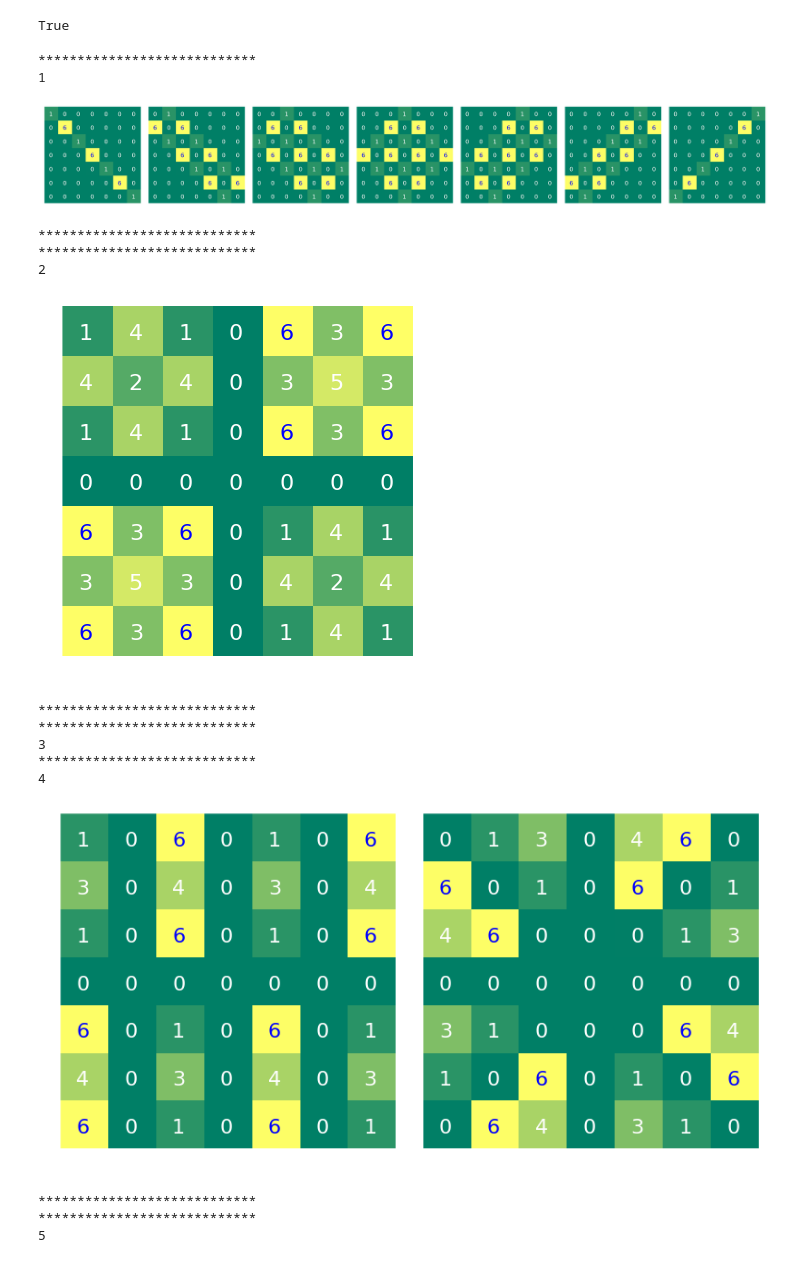
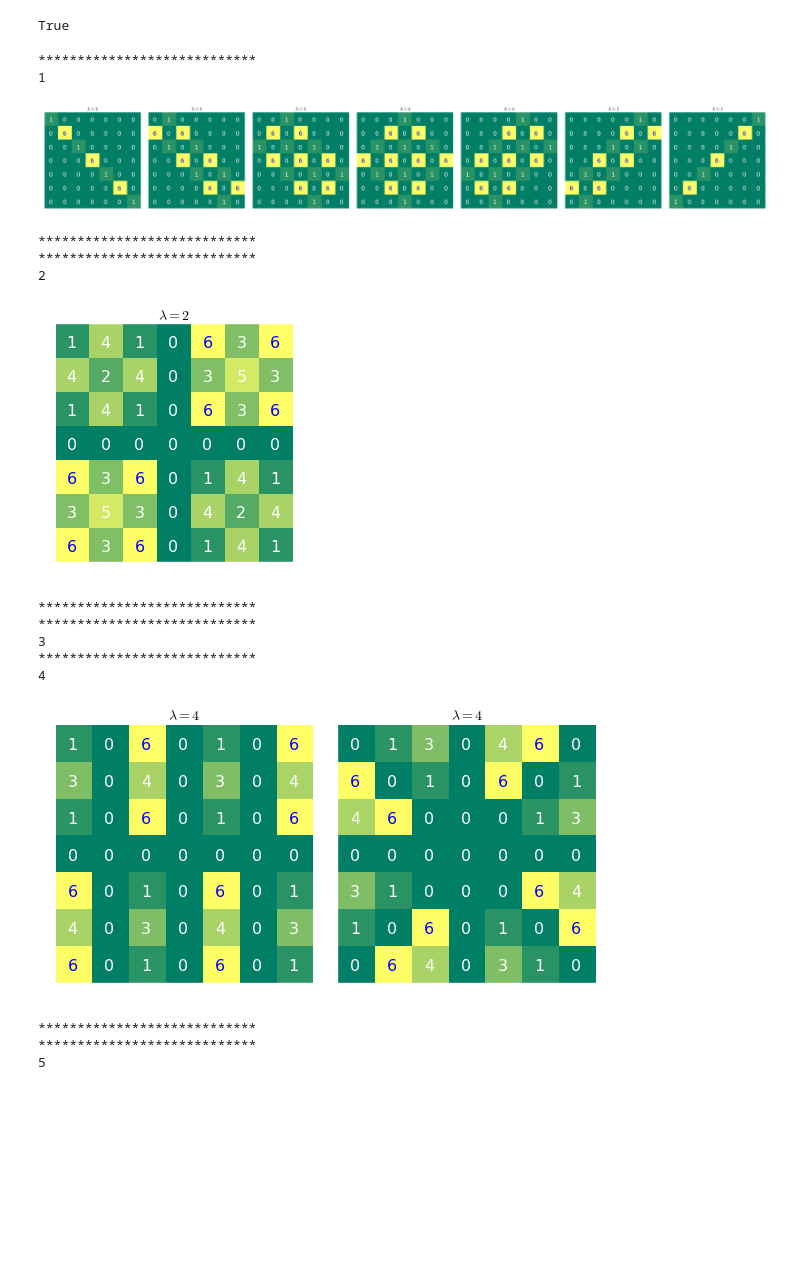
Before and after one commit to asross/am205-fproj, a Jupyter notebook: eig777.ipynb, the cells around one changed output. Drawn from its saved outputs; the diff is of its cells as text; code cells hidden in the pictures; blank space fills up the shorter version.

```diff
--- a/eig777.ipynb
+++ b/eig777.ipynb
@@ -57,35 +57,36 @@ True
 # %%
 for eigval in range(1, 7):
     Aeig_v = A - eigval*np.identity(49, dtype=np.int8)
     Abasis_v = Aeig_v.solve(np.zeros(49), singular_mode="basis")
     print('****************************')
     print(eigval)
     if len(Abasis_v.shape) == 1:
         continue
     with figure_grid(1,  Abasis_v.shape[0], rowwidth=Abasis_v.shape[0]*4, rowheight=4) as grid:
         for i in range(Abasis_v.shape[0]):
             ax = grid.next_subplot()
             eig = Abasis_v[i, :].reshape((7,7))
             ax.imshow(eig, interpolation='none', cmap='summer')
             ax.set_axis_off()
+            ax.set_title(r'$\lambda = {}$'.format(eigval), fontsize=14)
             for i in range(len(eig)):
                 for j in range(len(eig[0])):
                   plt.gca().text(i-0.175, j+0.175, int(eig[j][i]), fontsize=16, color=('w' if eig[j][i] != 6 else 'b'))
     print('****************************')
 # %% [output]
 ****************************
 1
-[figure, old version]
+[figure, new version]
 ****************************
 ****************************
 2
-[figure, old version]
+[figure, new version]
 ****************************
 ****************************
 3
 ****************************
 4
-[figure, old version]
+[figure, new version]
 ****************************
 ****************************
 5
```
Also changed, not shown: parts of 4 cells of this notebook, 2 other files.
